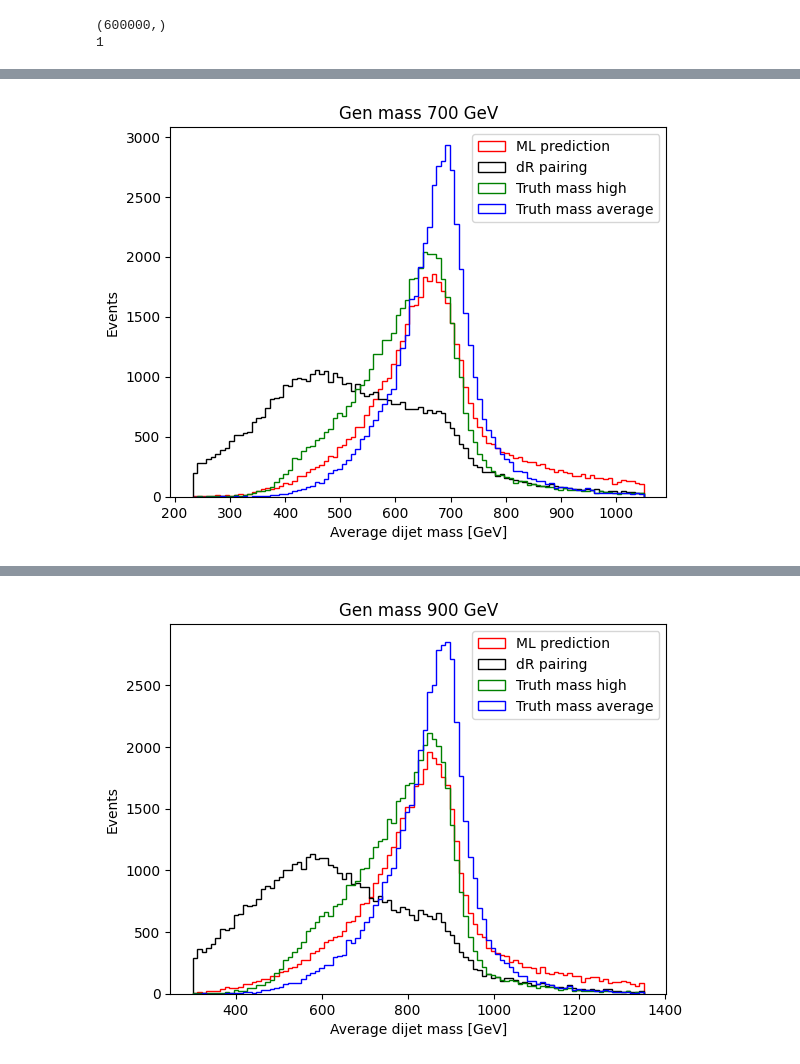
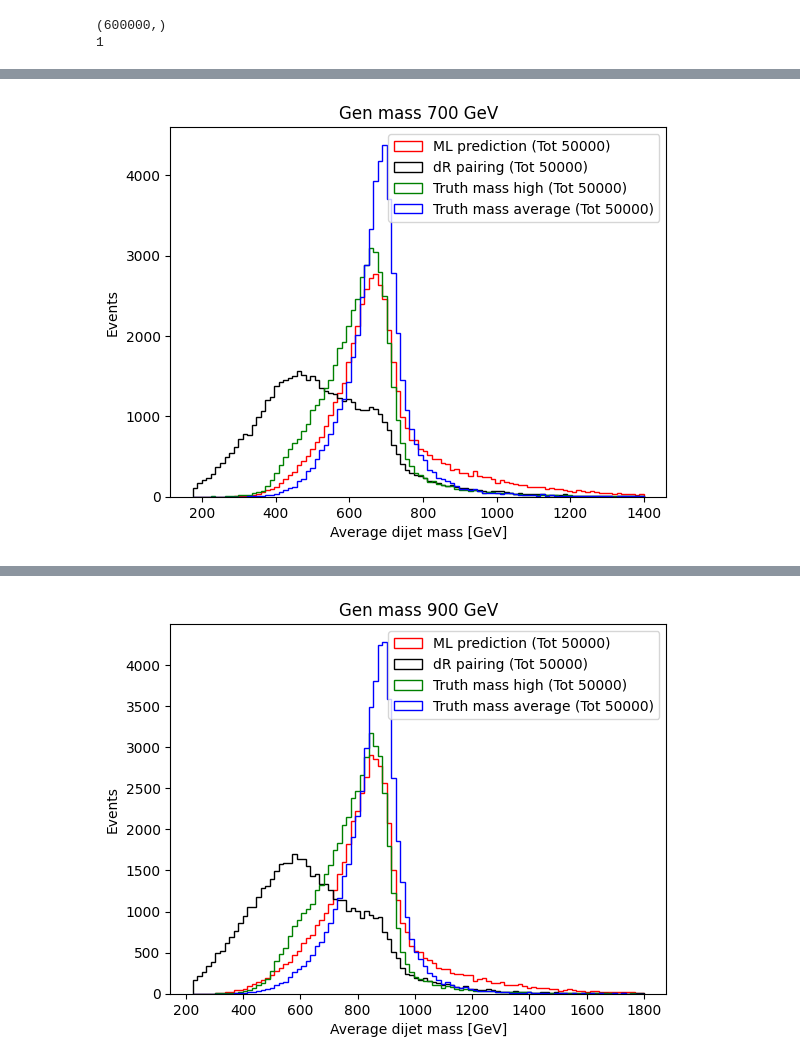
Before and after one commit to wang-hui/DiJet_ML, a Jupyter notebook: Dijet_DNN_quad_sum_mass_diff.ipynb, the cells around one changed output, grey strips where cells are left out. Saved outputs shown, nothing was run; the diff lists cells and outputs as text; code cells hidden in the pictures.

Commit message:
more sanity plots

```diff
--- a/Dijet_DNN_quad_sum_mass_diff.ipynb
+++ b/Dijet_DNN_quad_sum_mass_diff.ipynb
@@ -42,12 +42,12 @@ def add_more_cols(DF):
     DF["Truth_QSMD"] = DF.apply(lambda row: get_min(0,
                                 np.array([row["P1QSMD"], row["P2QSMD"], row["P3QSMD"]])), axis = 1)
 
-    DF["y1_sum"] = abs(DF["y12"] + DF["y34"])
-    DF["y1_diff"] = abs(DF["y12"] - DF["y34"])
-    DF["y2_sum"] = abs(DF["y13"] + DF["y24"])
-    DF["y2_diff"] = abs(DF["y13"] - DF["y24"])
-    DF["y3_sum"] = abs(DF["y14"] + DF["y23"])
-    DF["y3_diff"] = abs(DF["y14"] - DF["y23"])
+    #DF["y1_sum"] = abs(DF["y12"] + DF["y34"])
+    #DF["y1_diff"] = abs(DF["y12"] - DF["y34"])
+    #DF["y2_sum"] = abs(DF["y13"] + DF["y24"])
+    #DF["y2_diff"] = abs(DF["y13"] - DF["y24"])
+    #DF["y3_sum"] = abs(DF["y14"] + DF["y23"])
+    #DF["y3_diff"] = abs(DF["y14"] - DF["y23"])
 # %%
 def normalize_inouts(DF):
     GevCols = ["Mjj_msortedP1_high", "Mjj_msortedP1_low", "Mjj_msortedP2_high", "Mjj_msortedP2_low",
@@ -67,7 +67,6 @@ def make_training_and_testing_pd(Mass):
     Events = uproot.open(File)["tree_ML"]
     DF = Events.arrays(library="pd")
     DF = DF.loc[DF["evt_trig"] == 1].reset_index(drop=True)
-    DF["Mass"] = Mass
     add_more_cols(DF)
     normalize_inouts(DF)
 
@@ -79,7 +78,7 @@ def make_training_and_testing_pd(Mass):
 Masses = [500, 600, 700, 800, 900, 1000, 1250, 1500, 1750, 2000, 2500, 3000]
 
 SanityCheckPlots = True
-NotebookName = "quad_sum_mass_diff_DNN_L1L2"
+NotebookName = "quad_sum_mass_diff_DNN_Dropout_0p2"
 ResultsDir = "results_temp/results_" + NotebookName + "/"
 if not os.path.exists(ResultsDir):
     os.makedirs(ResultsDir)
@@ -182,13 +171,0 @@ if SanityCheckPlots:
-# %%
-if SanityCheckPlots:
-    for i, Mass in enumerate(Masses):
-        TrainingDF_temp = TrainingDF.loc[TrainingDF["Mass"] == Mass]
-        if len(TrainingDF_temp.index) == 0: continue
-        plt.hist2d(TrainingDF_temp["fourjetmasstev"], TrainingDF_temp["Mjj_msortedP2_high_div4jm"],
-                   bins = 200, range = [[Mass/1000, Mass/1000 + 3 + 0.4*i], [0.25,0.65]], norm = "log")
-        #plt.scatter(TrainingDF_temp["fourjetmasstev"], TrainingDF_temp["Mjj_msortedP2_high_div4jm"])
-        plt.title("Gen mass " + str(Mass) + " GeV")
-        plt.xlabel("fourjetmasstev")
-        plt.ylabel("Mjj_msortedP2_high_div4jm")
-        plt.colorbar()
-        plt.show()
@@ -429,10 +396,14 @@ TestingDF
 for Mass in Masses:
     TestingDF_temp = TestingDF.loc[TestingDF["Mass"] == Mass]
     plt.figure()
-    plt.hist(TestingDF_temp["Pred_M"], bins = 100, range = [Mass/3, Mass*1.5], histtype = "step", color = "r", label = "ML prediction")
-    plt.hist(TestingDF_temp["dR_M"], bins = 100, range = [Mass/3, Mass*1.5], histtype = "step", color = "k", label = "dR pairing")
-    plt.hist(TestingDF_temp["Truth_high_M"], bins = 100, range = [Mass/3, Mass*1.5], histtype = "step", color = "g", label = "Truth mass high")
-    plt.hist(TestingDF_temp["Truth_avg_M"], bins = 100, range = [Mass/3, Mass*1.5], histtype = "step", color = "b", label = "Truth mass average")
+    plt.hist(TestingDF_temp["Pred_M"], bins = 100, range = [Mass/4, Mass*2], histtype = "step",
+             color = "r", label = "ML prediction (Tot " + str(len(TestingDF_temp["Pred_M"])) + ")")
+    plt.hist(TestingDF_temp["dR_M"], bins = 100, range = [Mass/4, Mass*2], histtype = "step",
+             color = "k", label = "dR pairing (Tot " + str(len(TestingDF_temp["dR_M"])) + ")")
+    plt.hist(TestingDF_temp["Truth_high_M"], bins = 100, range = [Mass/4, Mass*2], histtype = "step",
+             color = "g", label = "Truth mass high (Tot " + str(len(TestingDF_temp["Truth_high_M"])) + ")")
+    plt.hist(TestingDF_temp["Truth_avg_M"], bins = 100, range = [Mass/4, Mass*2], histtype = "step",
+             color = "b", label = "Truth mass average (Tot " + str(len(TestingDF_temp["Truth_avg_M"])) + ")")
     plt.legend()
     plt.title("Gen mass " + str(Mass) + " GeV")
     plt.xlabel("Average dijet mass [GeV]")
@@ -444 +415 @@ for Mass in Masses:
-[figure, old version]
+[figure, new version]
@@ -446 +417 @@ for Mass in Masses:
-[figure, old version]
+[figure, new version]
```
Also changed, not shown: parts of 26 cells of this notebook, 3 other files.
